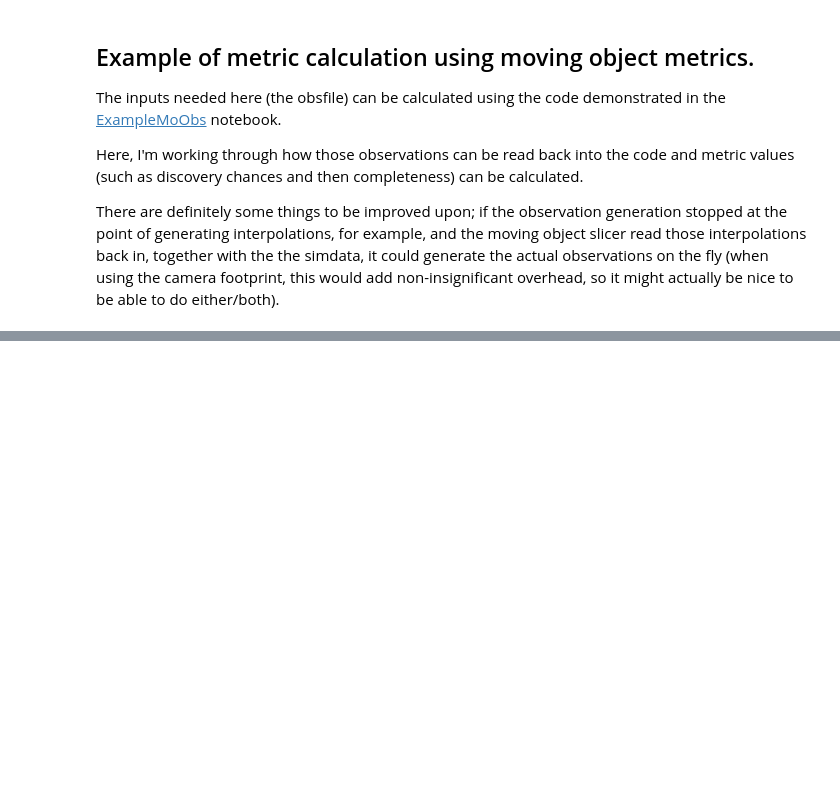
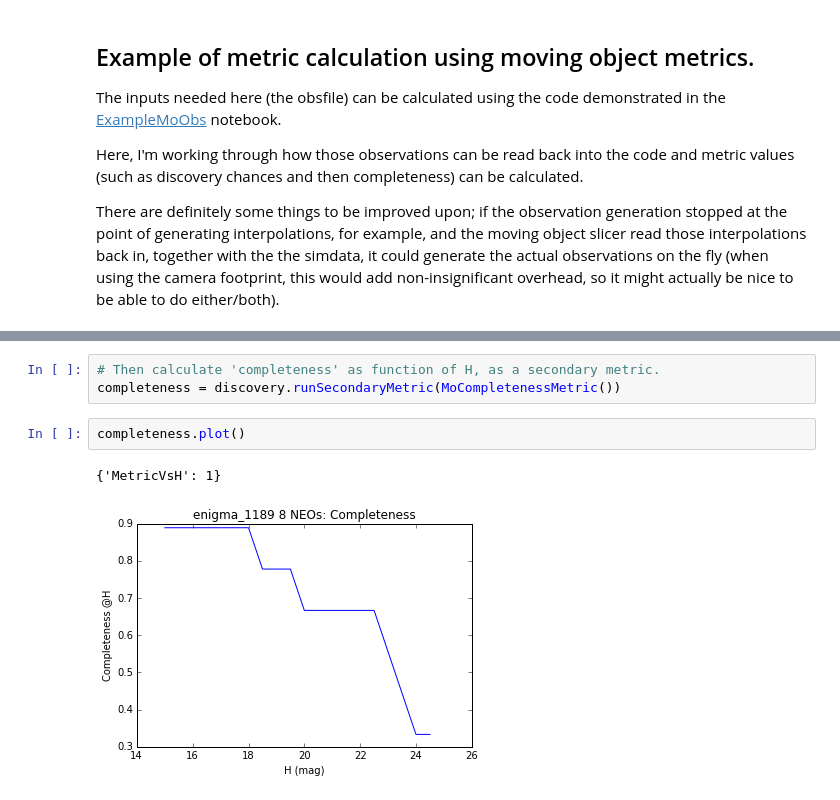
Before and after one commit to rhiannonlynne/MafSSO, a Jupyter notebook: ExampleMoMetrics.ipynb, the cells around one changed output, grey strips where cells are left out. Saved outputs shown, nothing was run; the diff lists cells and outputs as text; blank space fills up the shorter version.

```diff
--- a/ExampleMoMetrics.ipynb
+++ b/ExampleMoMetrics.ipynb
@@ -30,0 +103,8 @@ mos.orbits.tail()
+# %%
+# Then calculate 'completeness' as function of H, as a secondary metric.
+completeness = discovery.runSecondaryMetric(MoCompletenessMetric())
+# %%
+completeness.plot()
+# %% [output]
+{'MetricVsH': 1}
+[figure, added]
```
Also changed, not shown: parts of 17 cells of this notebook, 6 other files.
